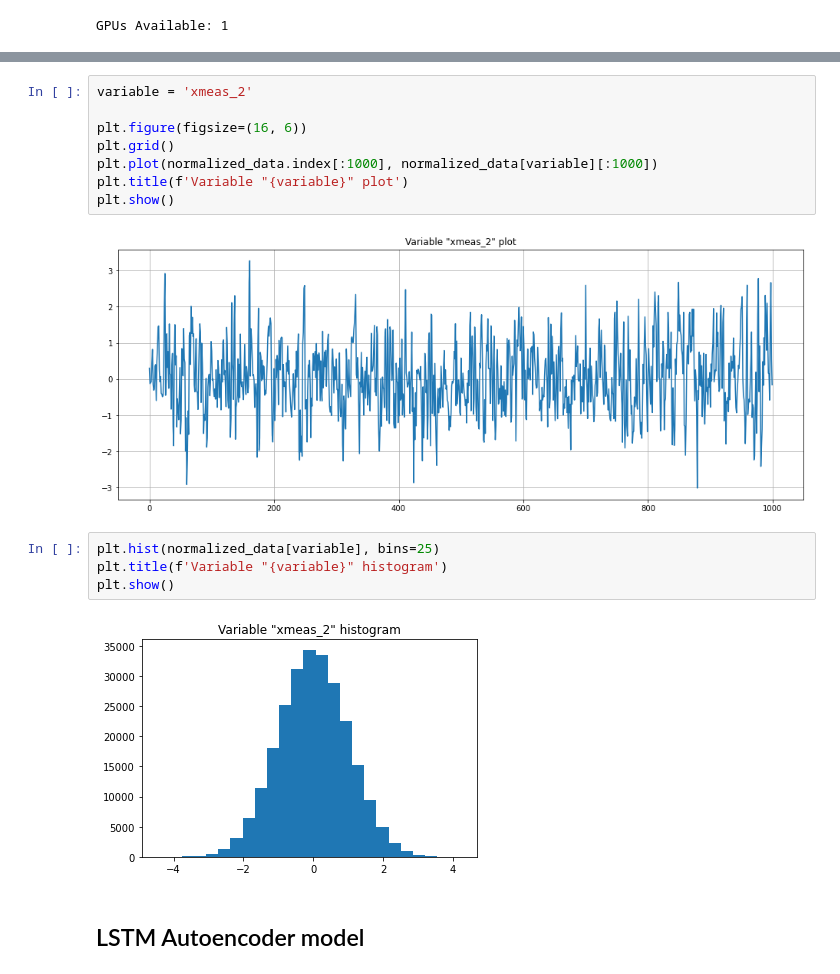
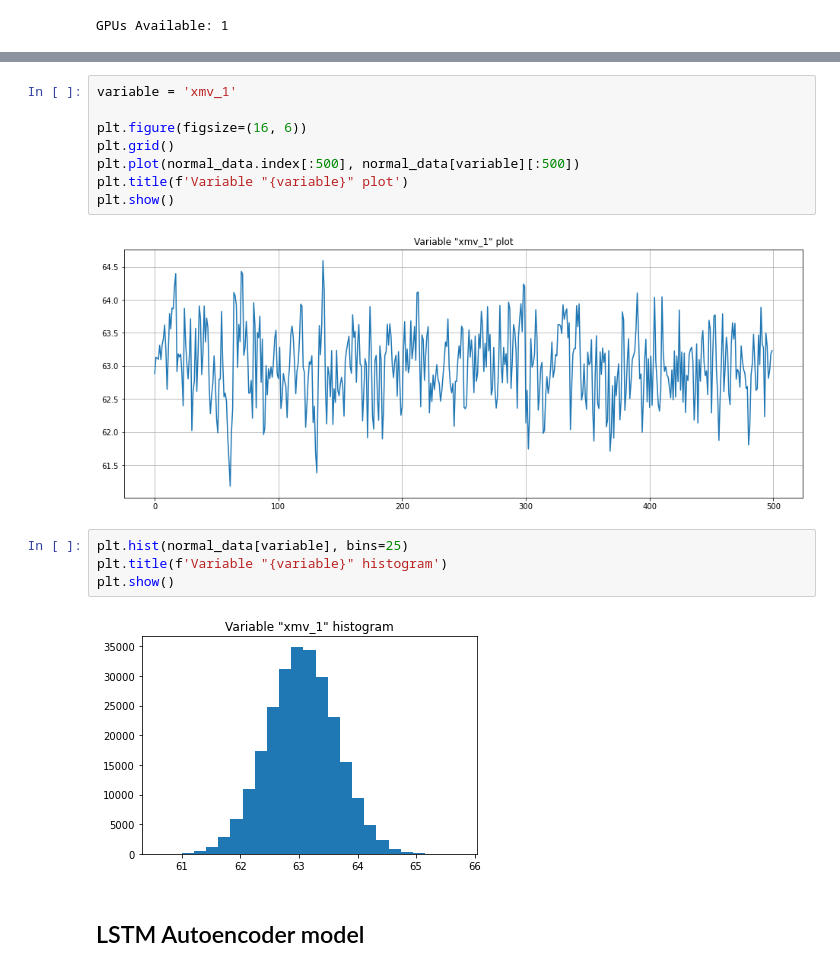
Before and after one commit to antonionicampos/anomaly-detection, a Jupyter notebook: lstm-autoencoder.ipynb, the cells around one changed output, grey strips where cells are left out. Saved outputs shown, nothing was run; the diff lists cells and outputs as text.

```diff
--- a/lstm-autoencoder.ipynb
+++ b/lstm-autoencoder.ipynb
@@ -31,19 +37,19 @@ normalized_data.head()
 # %%
-variable = 'xmeas_2'
+variable = 'xmv_1'
 
 plt.figure(figsize=(16, 6))
 plt.grid()
-plt.plot(normalized_data.index[:1000], normalized_data[variable][:1000])
+plt.plot(normal_data.index[:500], normal_data[variable][:500])
 plt.title(f'Variable "{variable}" plot')
 plt.show()
 # %% [output]
-[figure, old version]
+[figure, new version]
 # %%
-plt.hist(normalized_data[variable], bins=25)
+plt.hist(normal_data[variable], bins=25)
 plt.title(f'Variable "{variable}" histogram')
 plt.show()
 # %% [output]
-[figure, old version]
+[figure, new version]
 # %% [markdown]
 ## LSTM Autoencoder model
 # %%
```
Also changed, not shown: parts of 24 cells of this notebook.
